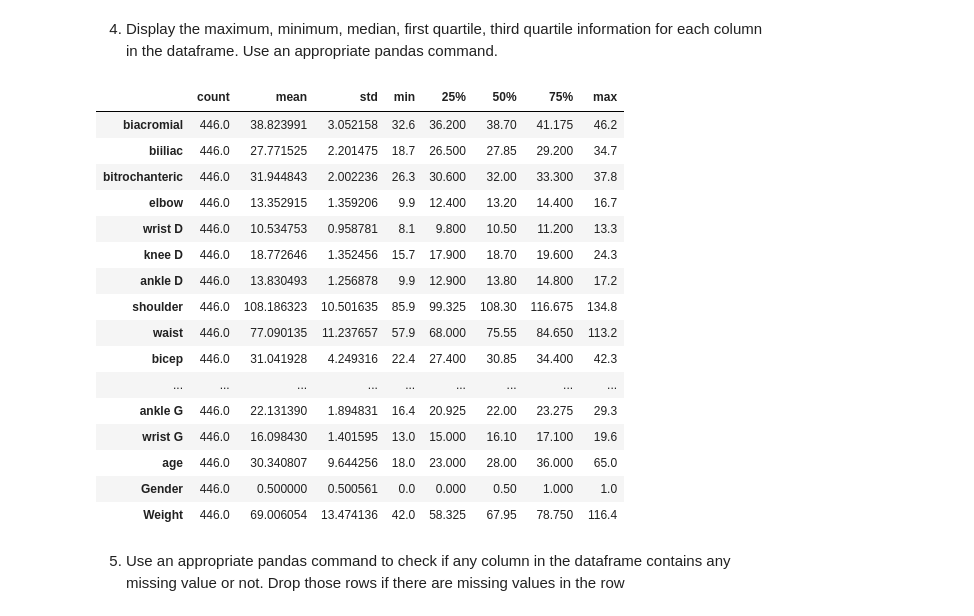
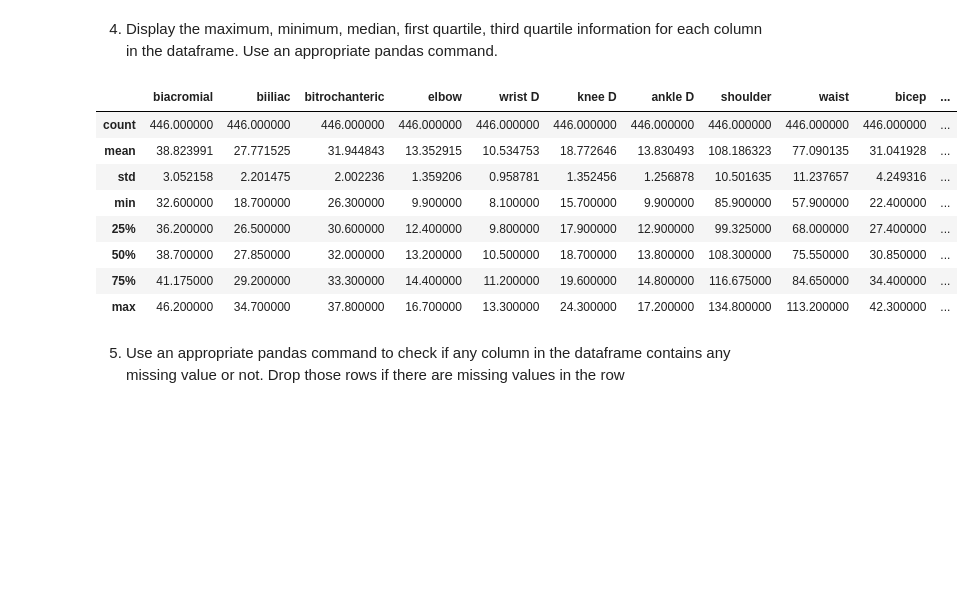
Before and after one commit to kanadsen/IE_506, a Jupyter notebook: ASSIGNMENTS/IE506_22M1674_assignment1/IE506_22M1674_assignment1_q1.ipynb, the cells around one changed output. Saved outputs shown, nothing was run; the diff lists cells and outputs as text; code cells hidden in the pictures; blank space fills up the shorter version.

```diff
--- a/ASSIGNMENTS/ASSIGNMENT_1/Question_1.ipynb
+++ b/ASSIGNMENTS/IE506_22M1674_assignment1/IE506_22M1674_assignment1_q1.ipynb
@@ -79,25 +79,17 @@ dataset
 # %% [markdown]
 4. Display the maximum, minimum, median, first quartile, third quartile information for each column in the dataframe. Use an appropriate pandas command.
 # %%
-dataset.describe().T # Transposed the matrix
+dataset.describe()
 # %% [output]
-|  | count | mean | std | min | 25% | 50% | 75% | max |
-| biacromial | 446.0 | 38.823991 | 3.052158 | 32.6 | 36.200 | 38.70 | 41.175 | 46.2 |
-| biiliac | 446.0 | 27.771525 | 2.201475 | 18.7 | 26.500 | 27.85 | 29.200 | 34.7 |
-| bitrochanteric | 446.0 | 31.944843 | 2.002236 | 26.3 | 30.600 | 32.00 | 33.300 | 37.8 |
-| elbow | 446.0 | 13.352915 | 1.359206 | 9.9 | 12.400 | 13.20 | 14.400 | 16.7 |
-| wrist D | 446.0 | 10.534753 | 0.958781 | 8.1 | 9.800 | 10.50 | 11.200 | 13.3 |
-| knee D | 446.0 | 18.772646 | 1.352456 | 15.7 | 17.900 | 18.70 | 19.600 | 24.3 |
-| ankle D | 446.0 | 13.830493 | 1.256878 | 9.9 | 12.900 | 13.80 | 14.800 | 17.2 |
-| shoulder | 446.0 | 108.186323 | 10.501635 | 85.9 | 99.325 | 108.30 | 116.675 | 134.8 |
-| waist | 446.0 | 77.090135 | 11.237657 | 57.9 | 68.000 | 75.55 | 84.650 | 113.2 |
-| bicep | 446.0 | 31.041928 | 4.249316 | 22.4 | 27.400 | 30.85 | 34.400 | 42.3 |
-| ... | ... | ... | ... | ... | ... | ... | ... | ... |
-| ankle G | 446.0 | 22.131390 | 1.894831 | 16.4 | 20.925 | 22.00 | 23.275 | 29.3 |
-| wrist G | 446.0 | 16.098430 | 1.401595 | 13.0 | 15.000 | 16.10 | 17.100 | 19.6 |
-| age | 446.0 | 30.340807 | 9.644256 | 18.0 | 23.000 | 28.00 | 36.000 | 65.0 |
-| Gender | 446.0 | 0.500000 | 0.500561 | 0.0 | 0.000 | 0.50 | 1.000 | 1.0 |
-| Weight | 446.0 | 69.006054 | 13.474136 | 42.0 | 58.325 | 67.95 | 78.750 | 116.4 |
+|  | biacromial | biiliac | bitrochanteric | elbow | wrist D | knee D | ankle D | shoulder | waist | bicep | ... |
+| count | 446.000000 | 446.000000 | 446.000000 | 446.000000 | 446.000000 | 446.000000 | 446.000000 | 446.000000 | 446.000000 | 446.000000 | ... |
+| mean | 38.823991 | 27.771525 | 31.944843 | 13.352915 | 10.534753 | 18.772646 | 13.830493 | 108.186323 | 77.090135 | 31.041928 | ... |
+| std | 3.052158 | 2.201475 | 2.002236 | 1.359206 | 0.958781 | 1.352456 | 1.256878 | 10.501635 | 11.237657 | 4.249316 | ... |
+| min | 32.600000 | 18.700000 | 26.300000 | 9.900000 | 8.100000 | 15.700000 | 9.900000 | 85.900000 | 57.900000 | 22.400000 | ... |
+| 25% | 36.200000 | 26.500000 | 30.600000 | 12.400000 | 9.800000 | 17.900000 | 12.900000 | 99.325000 | 68.000000 | 27.400000 | ... |
+| 50% | 38.700000 | 27.850000 | 32.000000 | 13.200000 | 10.500000 | 18.700000 | 13.800000 | 108.300000 | 75.550000 | 30.850000 | ... |
+| 75% | 41.175000 | 29.200000 | 33.300000 | 14.400000 | 11.200000 | 19.600000 | 14.800000 | 116.675000 | 84.650000 | 34.400000 | ... |
+| max | 46.200000 | 34.700000 | 37.800000 | 16.700000 | 13.300000 | 24.300000 | 17.200000 | 134.800000 | 113.200000 | 42.300000 | ... |
 # %% [markdown]
 5. Use an appropriate pandas command to check if any column in the dataframe contains any missing value or not. Drop those rows if there are missing values in the row
 # %%
```
Also changed, not shown: parts of 13 cells of this notebook, 7 other files.
